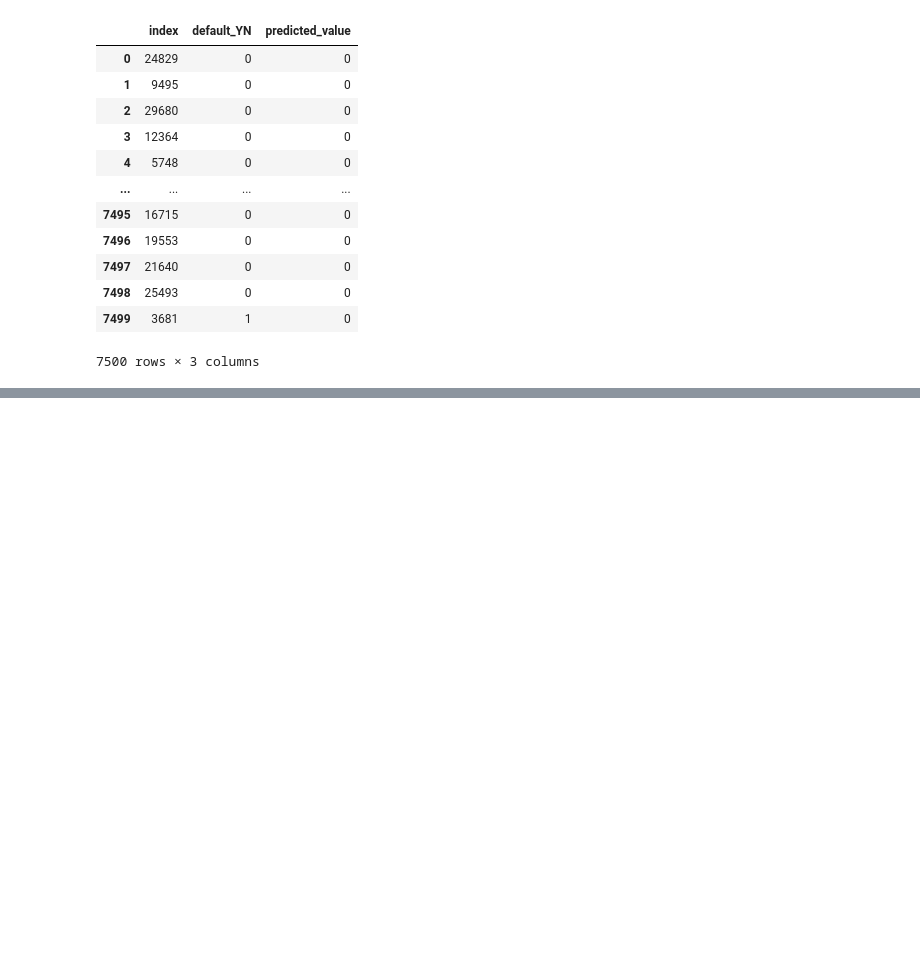
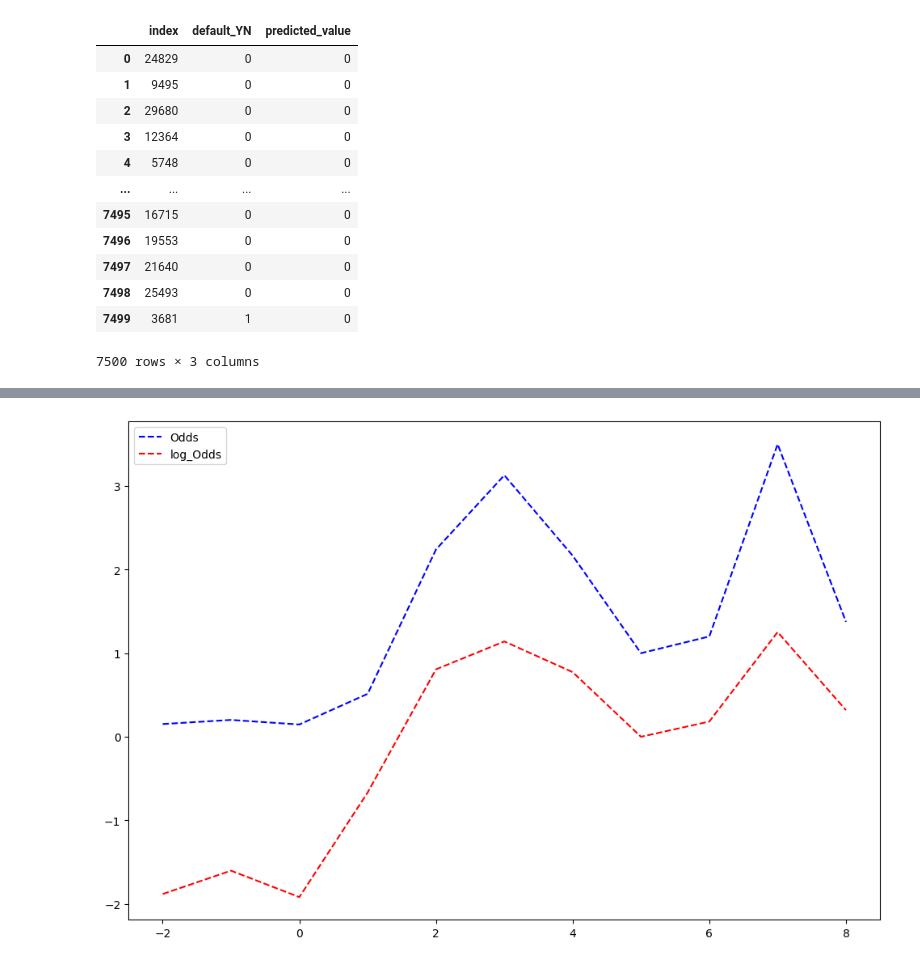
Before and after one commit to datadigger01/inter_trade, a Jupyter notebook: LogisticRegression.ipynb, the cells around one changed output, grey strips where cells are left out. Cells and saved outputs as stored; diff of their text form; code cells hidden in the pictures; blank space fills up the shorter version.

```diff
--- a/LogisticRegression.ipynb
+++ b/LogisticRegression.ipynb
@@ -143,0 +175,7 @@ pd.concat([real_value, pred_value],axis=1)
+# %%
+result = df.groupby("PAY_0")['default_YN'].agg({'count','sum','mean'})
+result.rename(columns={"count":"total","sum":"target_1","mean":"P_1"}, inplace=True)
+
+result['Odds'] = result['P_1'] / (1-result['P_1'])
+result['log_Odds'] = np.log(result.P_1 / (1- result.P_1))
+result
@@ -143,0 +196,16 @@ pd.concat([real_value, pred_value],axis=1)
+# %%
+plt.figure(figsize=(12,8))
+
+#sns.scatterplot(data=df, x="PAY_0", y='AGE', hue="default_YN")
+
+#plt.plot(result.index, result.P_1,'r--')
+#plt.xlabel("Variable/Feature")
+#plt.ylabel("P_1:Probabilty")
+
+plt.plot(result.index, result.Odds,'b--',label='Odds')
+plt.plot(result.index, result.log_Odds, 'r--', label='log_Odds')
+
+plt.legend()
+plt.show()
+# %% [output]
+[figure, added]
```
Also changed, not shown: parts of 11 cells of this notebook.
